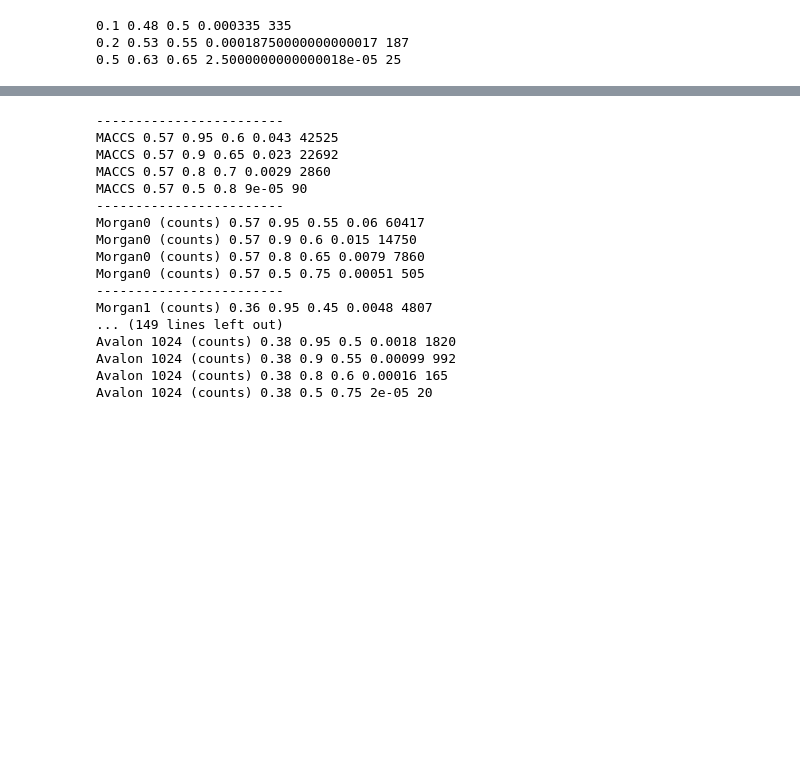
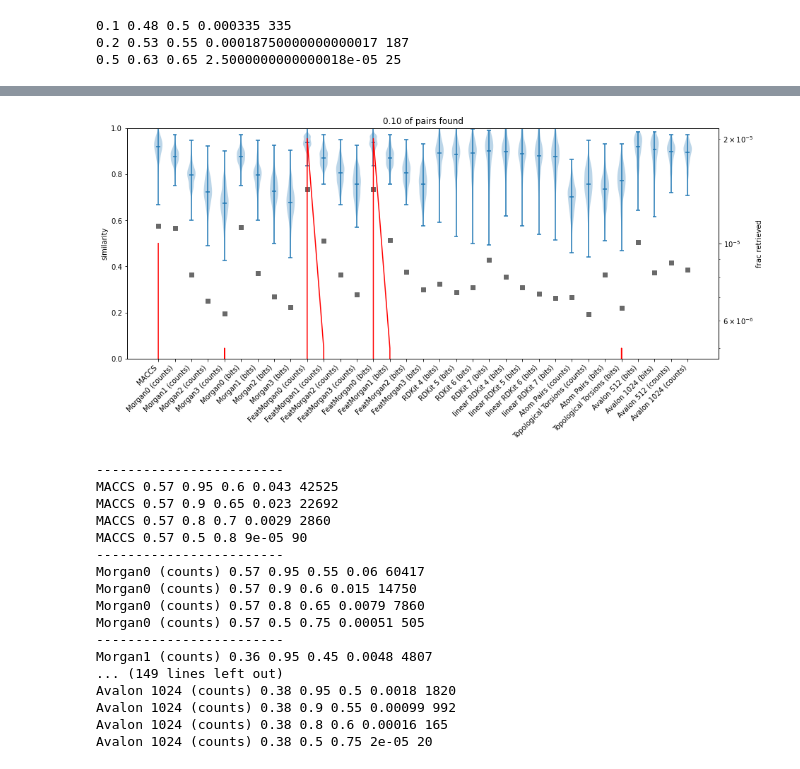
Before and after one commit to greglandrum/rdkit_blog, a Jupyter notebook: notebooks/Fingerprint Thresholds Database Fraction.ipynb, the cells around one changed output, grey strips where cells are left out. Cells and saved outputs as stored; diff of their text form; code cells hidden in the pictures; blank space fills up the shorter version.

```diff
--- a/notebooks/Fingerprint Thresholds Database Fraction.ipynb
+++ b/notebooks/Fingerprint Thresholds Database Fraction.ipynb
@@ -366,3 +379,7 @@ title(f'{1-thresh} of pairs found');
+# %%
+summary_plot(thresh=0.9)
+# %% [output]
+[figure, added]
 # %%
 fps = list(list(scaff_accum.values())[0].keys())
 all_thresholds = list(list(scaff_accum.values())[0][fps[0]].keys())
```
Also changed, not shown: parts of 6 cells of this notebook.
